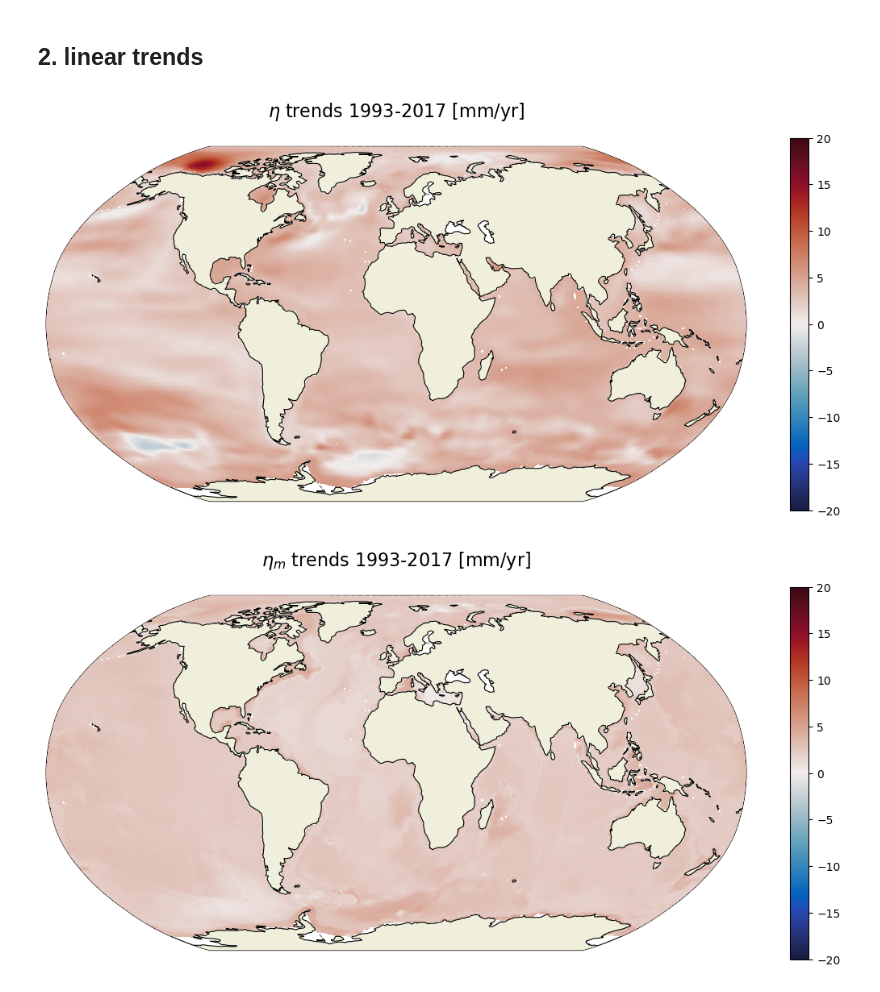
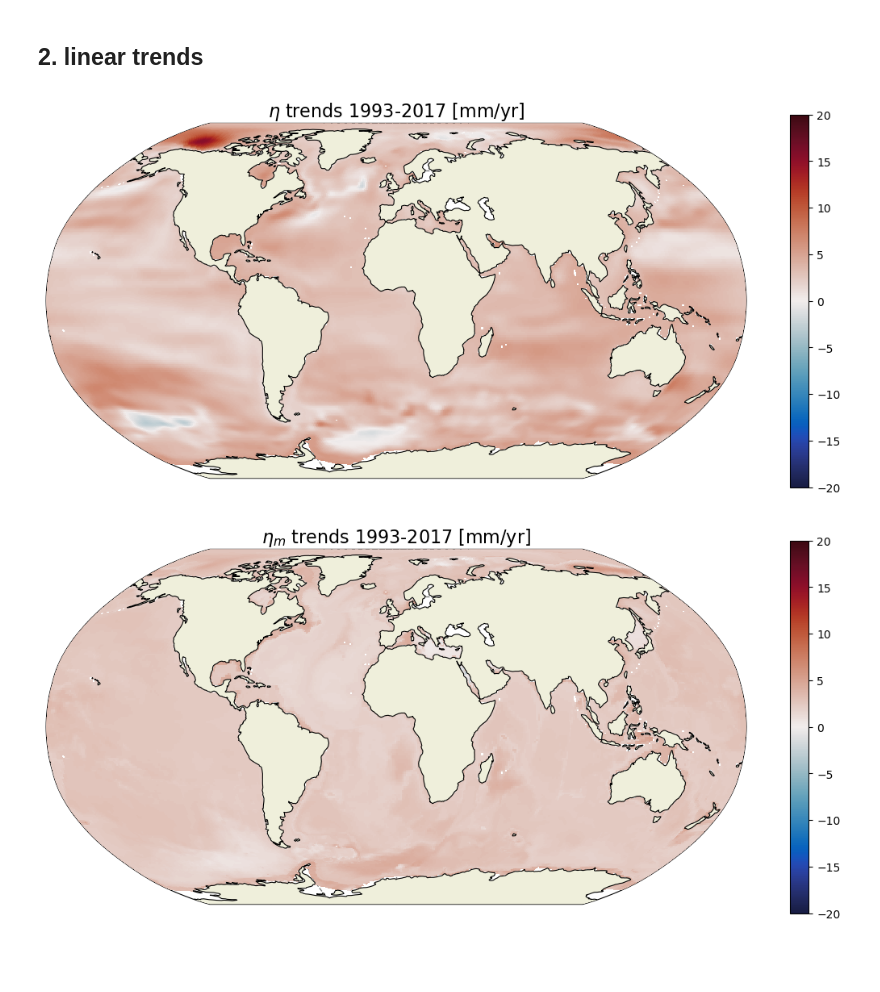
Before and after one commit to ojhoundegnonto/ESS25-Team_PISEAL, a Jupyter notebook: notebooks/decomp_SSH_v2.ipynb, the cells around one changed output. Drawn from its saved outputs; the diff is of its cells as text; code cells hidden in the pictures; blank space fills up the shorter version.

```diff
--- a/notebooks/decomp_SSH_v2.ipynb
+++ b/notebooks/decomp_SSH_v2.ipynb
@@ -604,31 +604,34 @@ trend_etas = poly.polyfit_coefficients.sel(degree=1)
 trend_etas = trend_etas*12*1e3*2548800000000000 # mm/yr
 # %%
 plt.figure(figsize=[14,6]);
+
+# fig, axs = plt.subplots(1, 2, figsize=(10, 4))
+# plt.sca(axs[0])
 ecco.plot_proj_to_latlon_grid(ds_grid.XC,ds_grid.YC,trend_eta,
                               show_colorbar=True,
                               show_grid_lines=True,
                               cmin=-20, cmax=20,
                               cmap=cmocean.cm.balance);
-plt.title('$\eta$ trends 1993-2017 [mm/yr]\n',fontsize=16)
+plt.title('$\eta$ trends 1993-2017 [mm/yr]',fontsize=16)
+plt.savefig("/home/jovyan/ESS25-Team_PISEAL/figures/trends_eta.png", dpi=600, bbox_inches='tight')
 
 plt.figure(figsize=[14,6]);
 ecco.plot_proj_to_latlon_grid(ds_grid.XC,ds_grid.YC,trend_etam,
                               show_colorbar=True,
                               show_grid_lines=True,
                               cmin=-20, cmax=20,
                               cmap=cmocean.cm.balance);
-plt.title('$\eta_m$ trends 1993-2017 [mm/yr]\n',fontsize=16)
+plt.title('$\eta_m$ trends 1993-2017 [mm/yr]',fontsize=16)
+plt.savefig("/home/jovyan/ESS25-Team_PISEAL/figures/trends_etas.png", dpi=600, bbox_inches='tight')
 
 plt.figure(figsize=[14,6]);
 ecco.plot_proj_to_latlon_grid(ds_grid.XC,ds_grid.YC,trend_etas,
                               show_colorbar=True,
                               show_grid_lines=True,
                               cmin=-20, cmax=20,
                               cmap=cmocean.cm.balance);
-plt.title('$\eta_s$ trends 1993-2017 [mm/yr]\n',fontsize=16)
-
-
-plt.savefig("/home/jovyan/ESS25-Team_PISEAL/figures/trends_SSH_comps.png", dpi=600, bbox_inches='tight')
+plt.title('$\eta_s$ trends 1993-2017 [mm/yr]',fontsize=16)
+plt.savefig("/home/jovyan/ESS25-Team_PISEAL/figures/trends_etam.png", dpi=600, bbox_inches='tight')
 # %% [output]
-[figure, old version]
+[figure, new version]
-[figure, old version]
+[figure, new version]
```
Also changed, not shown: parts of 1 cell of this notebook, 4 other files.
